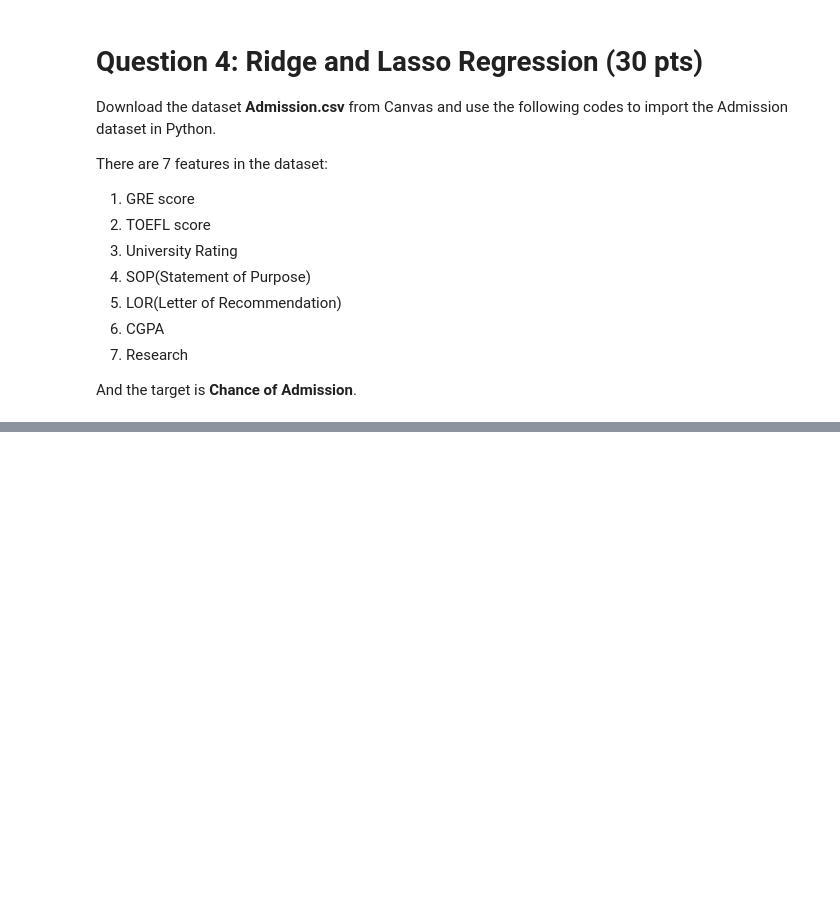
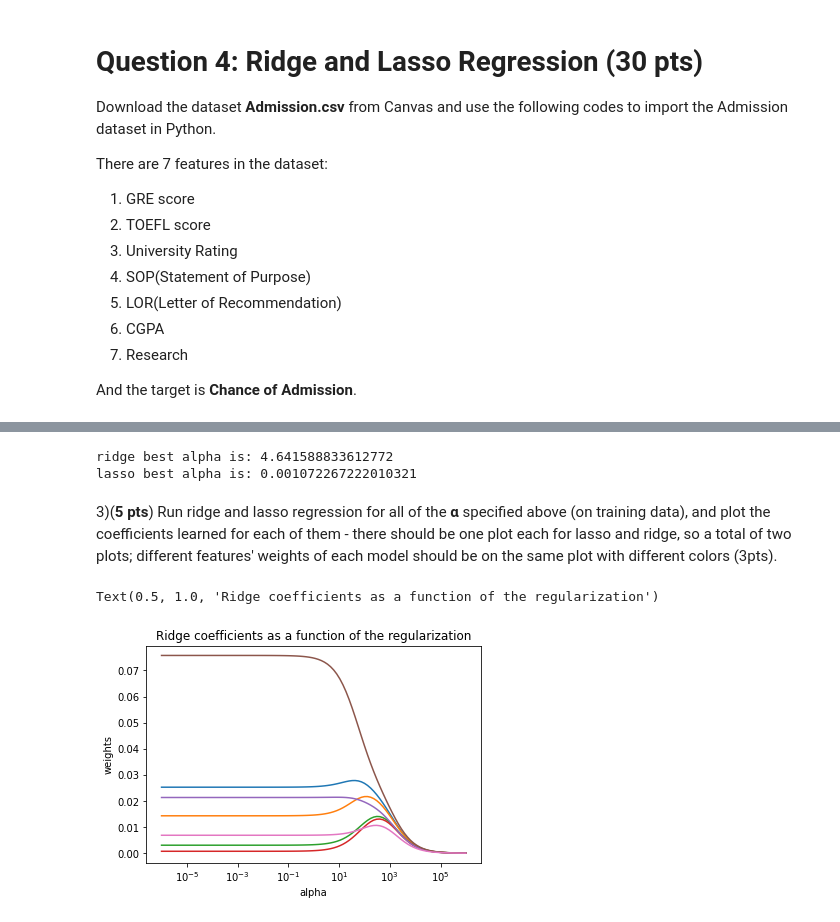
Before and after one commit to allie-touchstone/Advanced-Machine-Learning, a Jupyter notebook: HW 1.ipynb, the cells around one changed output, grey strips where cells are left out. Cells and saved outputs as stored; diff of their text form; code cells hidden in the pictures; blank space fills up the shorter version.

```diff
--- a/HW 1.ipynb
+++ b/HW 1.ipynb
@@ -85,0 +120,10 @@ X = df.drop(['Chance_of_Admit'], axis=1) # We keep the remaining columns as the
+# %%
+# 1
+from sklearn.model_selection import train_test_split
+X_train, X_test, y_train, y_test = train_test_split(X, y, test_size=0.25, random_state=50)
+
+from sklearn.preprocessing import scale
+X_train = pd.DataFrame(scale(X_train), columns = X_train.columns)
+X_test = pd.DataFrame(scale(X_test), columns = X_test.columns)
+
+X_train.head()
@@ -117,0 +142,70 @@ Why do we need to scale the data before regularization (2pts)?
+# %%
+# 2
+from sklearn.model_selection import KFold
+from sklearn import metrics
+
+## ridge
+kf = KFold(5)
+ridgeMSE = np.zeros([100, 5])
+alphas = 10**np.linspace(6,-6,100)
+
+
+r = 0
+for train, test in kf.split(X_train, y_train):
+  c = 0
+
+  for a in alphas:
+    model = linear_model.Ridge(alpha=a)
+    model.fit(X_train.iloc[train], y_train.iloc[train])
+    prediction_train = model.predict(X_train.iloc[test])
+    ridgeMSE[c][r] = metrics.mean_squared_error(y_train.iloc[test].values, prediction_train)
+    c += 1
+
+  r += 1
+
+ridge_best_alpha = alphas[ridgeMSE.mean(axis = 1).argmin()]
+print("ridge best alpha is:", ridge_best_alpha)
+
+## lasso
+kf = KFold(5)
+lassoMSE = np.zeros([100, 5])
+alphas = 10**np.linspace(6,-6,100)
+
+
+r = 0
+for train, test in kf.split(X_train, y_train):
+  c = 0
+
+  for a in alphas:
+    model = linear_model.Lasso(alpha=a)
+    model.fit(X_train.iloc[train], y_train.iloc[train])
+    prediction_train = model.predict(X_train.iloc[test])
+    lassoMSE[c][r] = metrics.mean_squared_error(y_train.iloc[test].values, prediction_train)
+    c += 1
+
+  r += 1
+
+lasso_best_alpha = alphas[lassoMSE.mean(axis = 1).argmin()]
+print("lasso best alpha is:", lasso_best_alpha)
+# %% [output]
+ridge best alpha is: 4.641588833612772
+lasso best alpha is: 0.001072267222010321
+# %% [markdown]
+3)(**5 pts**) Run ridge and lasso regression for all of the **α** specified above (on training data), and plot the coefficients learned for each of them - there should be one plot each for lasso and ridge, so a total of two plots; different features' weights of each model should be on the same plot with different colors (3pts).
+# %%
+from matplotlib import pyplot as plt
+ridge_coefs = []
+for a in alphas:
+  model = linear_model.Ridge(alpha=a)
+  model.fit(X_train, y_train)
+  ridge_coefs.append(model.coef_)
+
+ax = plt.gca()
+ax.plot(alphas, ridge_coefs)
+ax.set_xscale('log')
+plt.xlabel('alpha')
+plt.ylabel('weights')
+plt.title('Ridge coefficients as a function of the regularization')
+# %% [output]
+Text(0.5, 1.0, 'Ridge coefficients as a function of the regularization')
+[figure, added]
```
Also changed, not shown: parts of 26 cells of this notebook.
